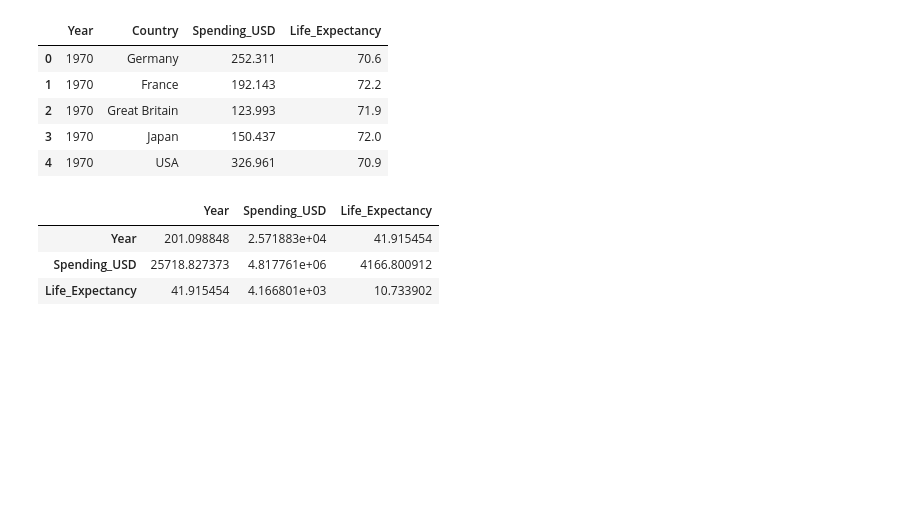
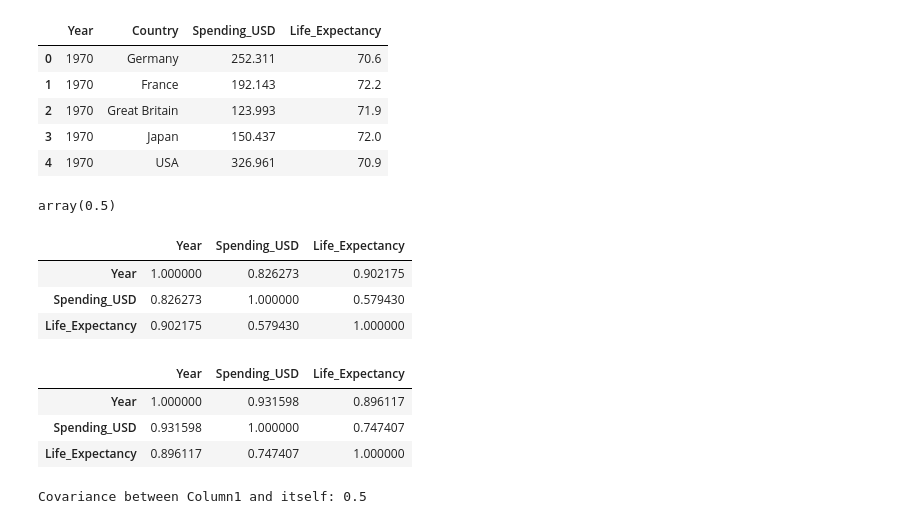
Before and after one commit to Kiran193/Learn_Data_sciece_PW, a Jupyter notebook: Covarience_and_Correlation.ipynb, the cells around one changed output. Saved outputs shown, nothing was run; the diff lists cells and outputs as text; code cells hidden in the pictures; blank space fills up the shorter version.

```diff
--- a/Covarience_and_Correlation.ipynb
+++ b/Covarience_and_Correlation.ipynb
@@ -13,16 +13,16 @@ df.head()
 | 2 | 1970 | Great Britain | 123.993 | 71.9 |
 | 3 | 1970 | Japan | 150.437 | 72.0 |
 | 4 | 1970 | USA | 326.961 | 70.9 |
-# %%
-## Covareince
-import numpy as np
-# np.cov()
-
-# OR
-
-df.cov()
-# %% [output]
-|  | Year | Spending_USD | Life_Expectancy |
-| Year | 201.098848 | 2.571883e+04 | 41.915454 |
-| Spending_USD | 25718.827373 | 4.817761e+06 | 4166.800912 |
-| Life_Expectancy | 41.915454 | 4.166801e+03 | 10.733902 |
+# %%
+## Covareince
+import numpy as np
+
+# Extract the numerical columns from the DataFrame
+numerical_data = df.select_dtypes(include='number')
+
+# Calculate the covariance matrix
+covariance_matrix = np.cov(numerical_data, rowvar=False)
+
+covariance_matrix
+# %% [output]
+array(0.5)
@@ -28,0 +31,32 @@ df.cov()
+# %%
+#pearson correlation
+df.corr(method='pearson')
+# %% [output]
+|  | Year | Spending_USD | Life_Expectancy |
+| Year | 1.000000 | 0.826273 | 0.902175 |
+| Spending_USD | 0.826273 | 1.000000 | 0.579430 |
+| Life_Expectancy | 0.902175 | 0.579430 | 1.000000 |
+# %%
+#spearman rank correlation
+df.corr(method='spearman')
+# %% [output]
+|  | Year | Spending_USD | Life_Expectancy |
+| Year | 1.000000 | 0.931598 | 0.896117 |
+| Spending_USD | 0.931598 | 1.000000 | 0.747407 |
+| Life_Expectancy | 0.896117 | 0.747407 | 1.000000 |
+# %%
+import pandas as pd
+
+# Create a sample DataFrame
+data = {'Column1': [1, 2]}
+df = pd.DataFrame(data)
+
+# Calculate the covariance for the same column
+covariance = df['Column1'].cov(df['Column1'])
+
+print("Covariance between Column1 and itself:", covariance)
+
+# (1-1.5)*(1-1.5)+(2-1.5)(2-1.5)/2-1 ===> 0.5
+# 2-1 == n-1
+# %% [output]
+Covariance between Column1 and itself: 0.5
```
Also changed, not shown: parts of 1 cell of this notebook.
